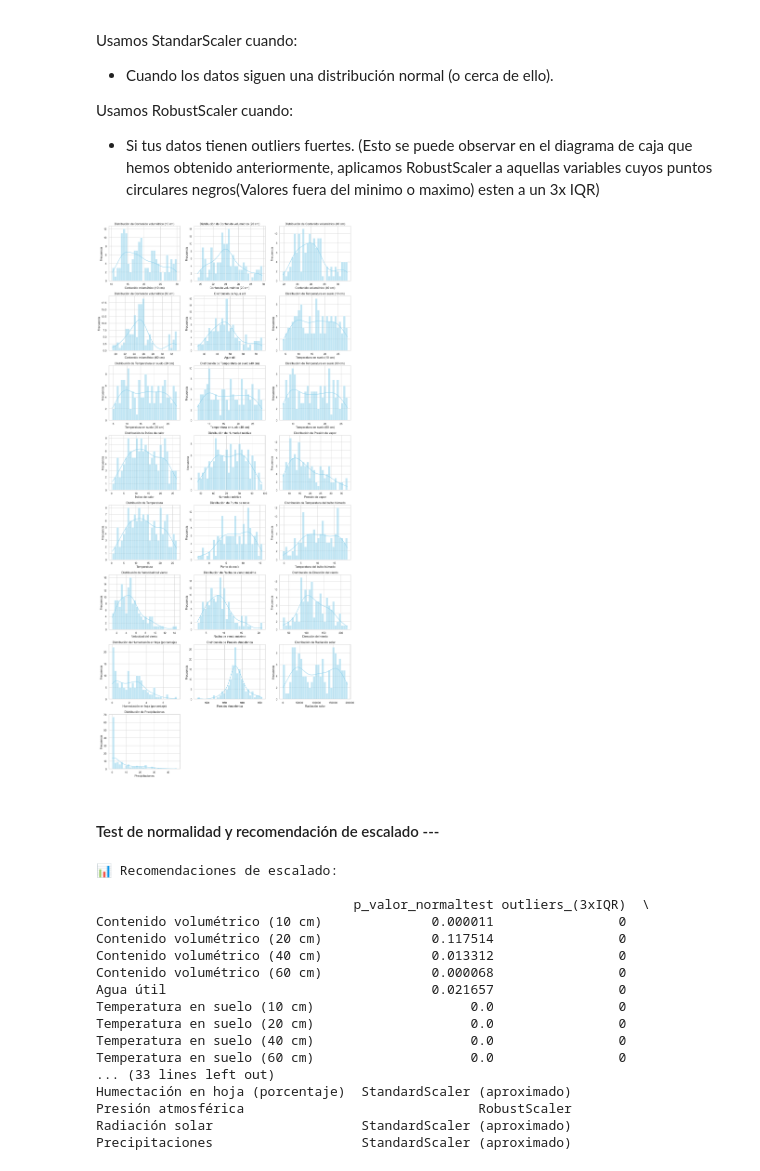
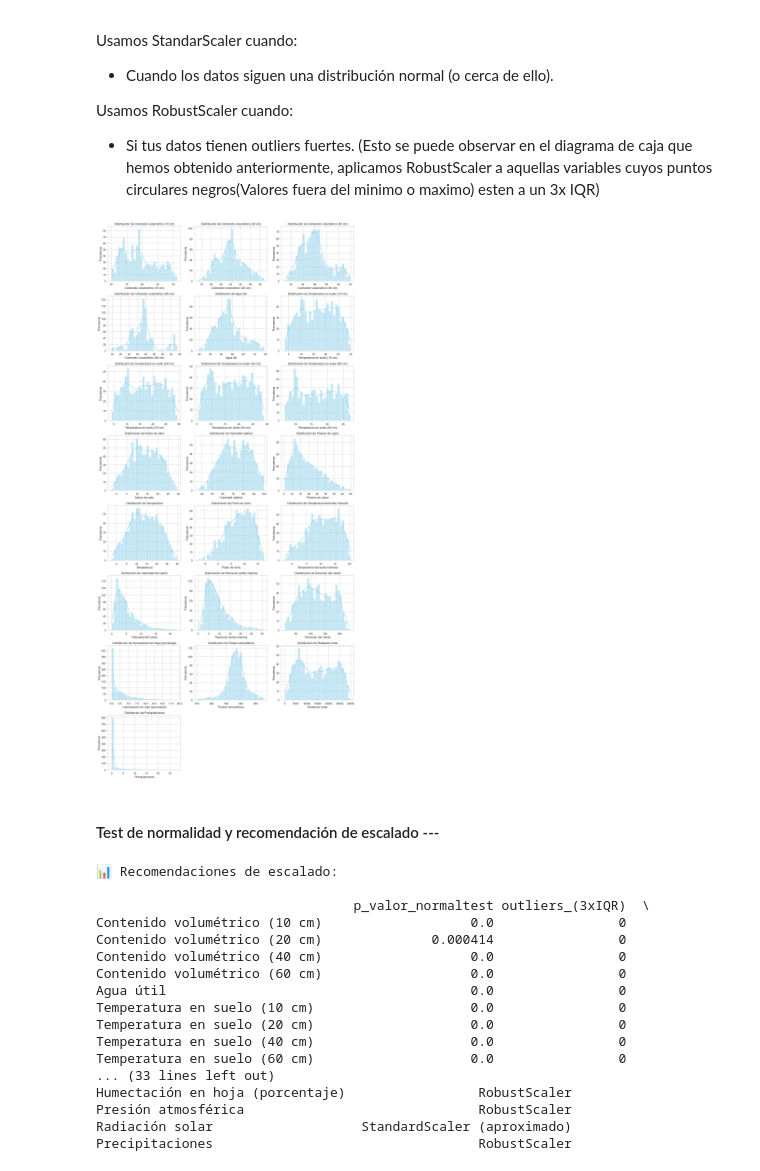
Before and after one commit to rodrigocastroviejo/Optimizacion-de-Riego-Deficitario-Controlado-en-cultivos-Le-osos-Mediante-Machine-Learning, a Jupyter notebook: model/EDA.ipynb, the cells around one changed output. Saved outputs shown, nothing was run; the diff lists cells and outputs as text; code cells hidden in the pictures.

```diff
--- a/model/EDA.ipynb
+++ b/model/EDA.ipynb
@@ -198,11 +198,10 @@ plt.show()
 for df in [climate_data, soil_mini1_data, soil_mini2_data]:
     if "Fecha" in df.columns:
         df.set_index("Fecha", inplace=True)
+        df.index = pd.to_datetime(df.index)
 
-
+# --- COMBINAR SUELO ---
 soil_combined = pd.concat([soil_mini1_data, soil_mini2_data]).groupby("Fecha").mean()
-
-display(soil_combined)
 
 # --- UNIFICAR SUELO + CLIMA ---
 combined_df = pd.concat([soil_combined, climate_data], axis=1, join="inner")
@@ -213,17 +212,19 @@ cols_acumulativas = [
     "Precipitaciones"
 ]
 
-# --- AGRUPAR POR SEMANA ---
-weekly_sum = combined_df[cols_acumulativas].resample("W").sum()
-weekly_mean = combined_df.drop(columns=cols_acumulativas).resample("W").mean()
+# --- AGRUPAR SOLO DÍAS EXISTENTES ---
+daily_sum = combined_df[cols_acumulativas].groupby(pd.Grouper(freq="D")).sum()
+daily_mean = combined_df.drop(columns=cols_acumulativas).groupby(pd.Grouper(freq="D")).mean()
 
 # --- COMBINAR RESULTADOS ---
-weekly_df = pd.concat([weekly_mean, weekly_sum], axis=1).sort_index()
+daily_df = pd.concat([daily_mean, daily_sum], axis=1).sort_index()
+
+daily_df.dropna(inplace=True)
 
 # --- RESULTADO FINAL ---
 with pd.option_context('display.max_rows', None, 'display.max_columns', None):
-    display(weekly_df)
+    display(daily_df)
 
 
-weekly_df.shape
+daily_df.shape
 # %% [output]
@@ -333,49 +323,49 @@ import math
 
 sns.set(style="whitegrid")
 
-columnas_numericas = weekly_df.select_dtypes(include=['number']).columns
+columnas_numericas = daily_df.select_dtypes(include=['number']).columns
 n_cols = 3  # Número de gráficas por fila (ajústalo a tu gusto)
 n_filas = math.ceil(len(columnas_numericas) / n_cols)
 
 # Crear figura con subplots
 fig, axes = plt.subplots(n_filas, n_cols, figsize=(5*n_cols, 4*n_filas))
 axes = axes.flatten()  # Aplanar el arreglo de axes para iterar fácilmente
 
 # Dibujar histogramas
 for i, columna in enumerate(columnas_numericas):
-    sns.histplot(weekly_df[columna], kde=True, bins=30, color='skyblue', ax=axes[i])
+    sns.histplot(daily_df[columna], kde=True, bins=30, color='skyblue', ax=axes[i])
     axes[i].set_title(f"Distribución de {columna}")
     axes[i].set_xlabel(columna)
     axes[i].set_ylabel("Frecuencia")
 
 # Si sobran subplots vacíos, los eliminamos
 for j in range(i+1, len(axes)):
     fig.delaxes(axes[j])
 
 plt.tight_layout()  # Ajusta automáticamente para que no se solapen las gráficas
 plt.show()
 
 # --- 2. Calcular los valores atípicos (outliers) usando 3xIQR ---
 outliers_info = {}
 
 for columna in columnas_numericas:
-    Q1 = weekly_df[columna].quantile(0.25)
-    Q3 = weekly_df[columna].quantile(0.75)
+    Q1 = daily_df[columna].quantile(0.25)
+    Q3 = daily_df[columna].quantile(0.75)
     IQR = Q3 - Q1
     limite_inferior = Q1 - 3 * IQR
     limite_superior = Q3 + 3 * IQR
 
-    outliers = weekly_df[(weekly_df[columna] < limite_inferior) | (weekly_df[columna] > limite_superior)][columna]
+    outliers = daily_df[(daily_df[columna] < limite_inferior) | (daily_df[columna] > limite_superior)][columna]
     outliers_info[columna] = len(outliers)
 # %% [output]
-[figure, old version]
+[figure, new version]
 # %% [markdown]
 #### Test de normalidad y recomendación de escalado ---
 # %%
 recomendaciones = {}
 
 for columna in columnas_numericas:
-    estadistico, p_valor = normaltest(weekly_df[columna].dropna())
+    estadistico, p_valor = normaltest(daily_df[columna].dropna())
     es_normal = p_valor > 0.05  # Si p > 0.05, no se rechaza la normalidad
     tiene_outliers = outliers_info[columna] > 0
 
@@ -400,20 +390,20 @@ print(recomendaciones_df)
 📊 Recomendaciones de escalado:
 
                                  p_valor_normaltest outliers_(3xIQR)  \
-Contenido volumétrico (10 cm)              0.000011                0
-Contenido volumétrico (20 cm)              0.117514                0
-Contenido volumétrico (40 cm)              0.013312                0
-Contenido volumétrico (60 cm)              0.000068                0
-Agua útil                                  0.021657                0
+Contenido volumétrico (10 cm)                   0.0                0
+Contenido volumétrico (20 cm)              0.000414                0
+Contenido volumétrico (40 cm)                   0.0                0
+Contenido volumétrico (60 cm)                   0.0                0
+Agua útil                                       0.0                0
 Temperatura en suelo (10 cm)                    0.0                0
 Temperatura en suelo (20 cm)                    0.0                0
 Temperatura en suelo (40 cm)                    0.0                0
 Temperatura en suelo (60 cm)                    0.0                0
 ... (33 lines left out)
-Humectación en hoja (porcentaje)  StandardScaler (aproximado)
+Humectación en hoja (porcentaje)                 RobustScaler
 Presión atmosférica                              RobustScaler
 Radiación solar                   StandardScaler (aproximado)
-Precipitaciones                   StandardScaler (aproximado)
+Precipitaciones                                  RobustScaler
 # %%
 from sklearn.compose import ColumnTransformer
 from sklearn.preprocessing import StandardScaler, RobustScaler
```
Also changed, not shown: parts of 39 cells of this notebook, 4 other files.
